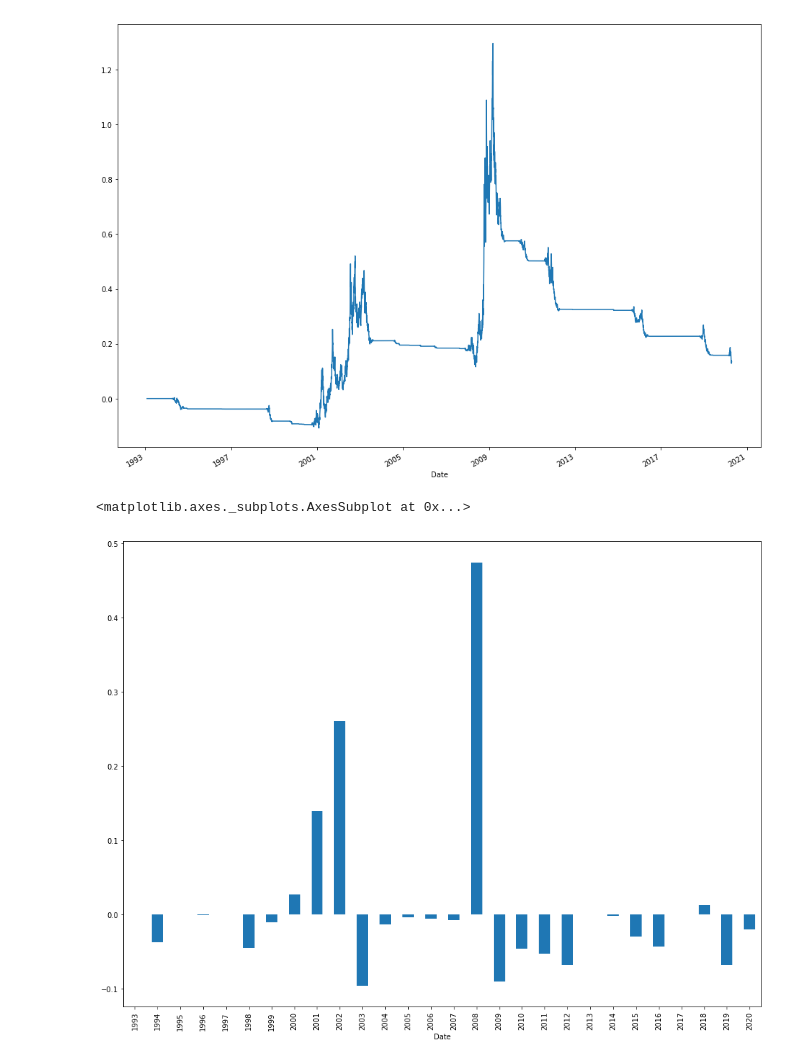
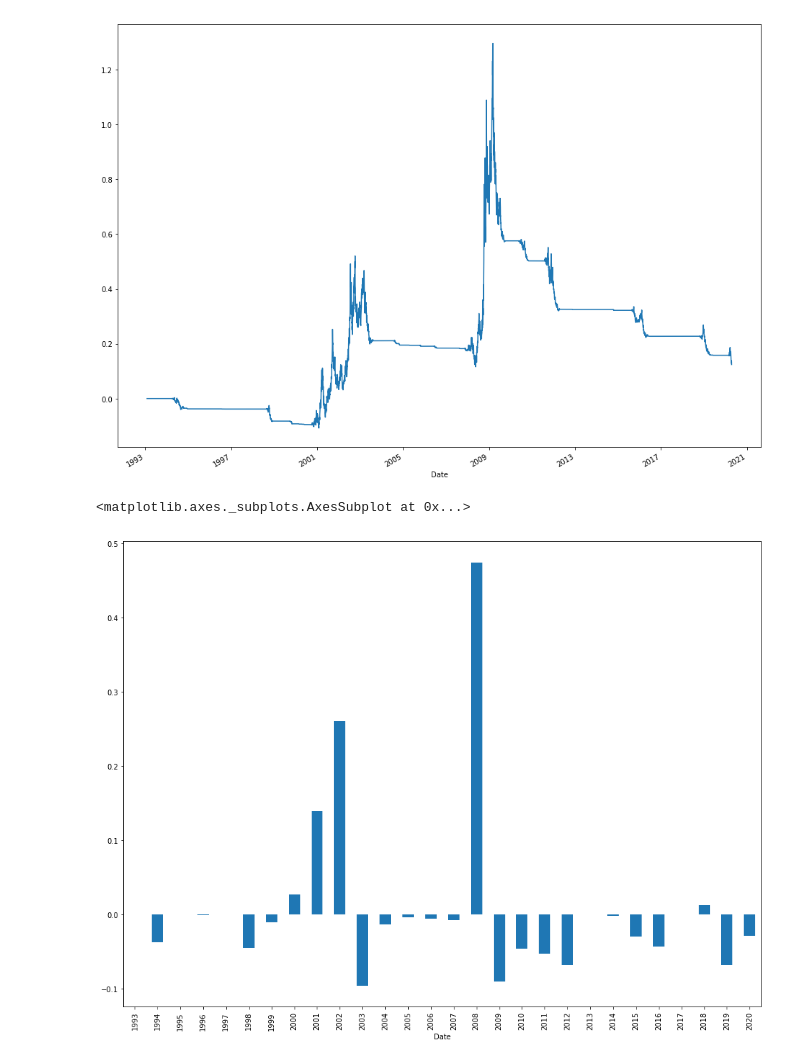
Before and after one commit to chiaolun/market-timing, a Jupyter notebook: MA200 fast and slow - tradeable version.ipynb, the cells around one changed output. Cells and saved outputs as stored; diff of their text form; code cells hidden in the pictures.

```diff
--- a/MA200 fast and slow - tradeable version.ipynb
+++ b/MA200 fast and slow - tradeable version.ipynb
@@ -156,13 +158,7 @@ plot_dd(position_smooth * rets)
 # %% [output]
 <matplotlib.axes._subplots.AxesSubplot at 0x...>
 [figure]
-# %%
-strats = pd.DataFrame({
-    'beta': rets,
-    'ma200': (position * rets),
-    'ma200_slow': (position_smooth * rets),
-})
 # %%
 # Average annual returns
-strats.add(1).apply(np.log).mean().mul(250).apply(np.exp).sub(1)
+strats.mul(rets, axis=0).add(1).apply(np.log).mean().mul(250).apply(np.exp).sub(1)
 # %% [output]
@@ -239 +235,4 @@ position_smooth.diff().ne(0).groupby(pd.Grouper(freq='Y')).mean().rename(index=l
+# %%
+# Assume 20 bps transaction cost
+costs = strats.diff().abs().mul(20. / 10000)
 # %%
@@ -250,4 +247,6 @@ cost.groupby(pd.Grouper(freq='Y')).sum().rename(index=lambda xs: xs.year).plot.b
 # %% [output]
 <matplotlib.axes._subplots.AxesSubplot at 0x...>
 [figure]
+# %%
+rets_after_costs = strats.mul(rets, axis=0) - costs
 # %%
@@ -261,14 +260,14 @@ cost.groupby(pd.Grouper(freq='Y')).sum().rename(index=lambda xs: xs.year).plot.b
 <matplotlib.axes._subplots.AxesSubplot at 0x...>
 [figure]
 # %%
-# Difference from beta by year
+# Difference from buy and hold by year
 (
-    (position_smooth * rets - cost_smooth + 1)
-    .div(rets + 1)
+    (rets_after_costs.ma200_slow + 1)
+    .div(rets_after_costs.buy_and_hold + 1)
     .groupby(pd.Grouper(freq='Y')).prod()
     .sub(1)
     .rename(index=lambda xs: xs.year).plot.bar()
 )
 # %% [output]
 <matplotlib.axes._subplots.AxesSubplot at 0x...>
-[figure, old version]
+[figure, new version]
```
Also changed, not shown: parts of 30 cells of this notebook, 4 other files.
